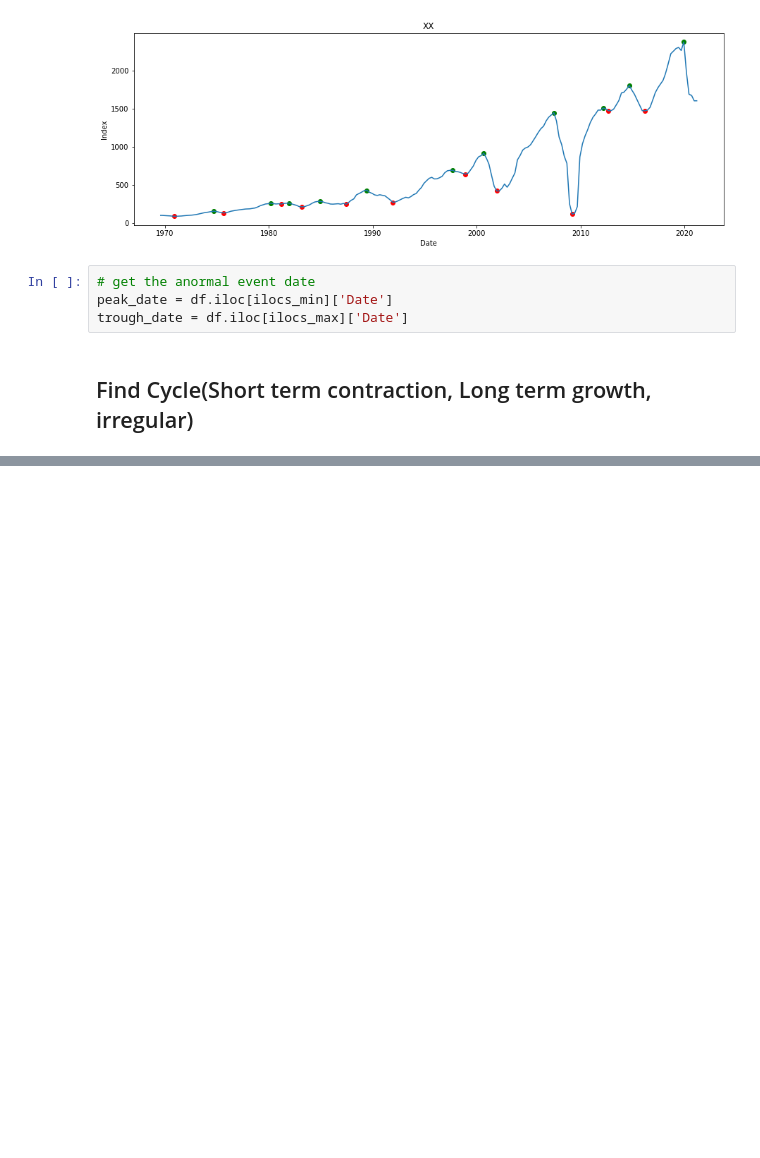
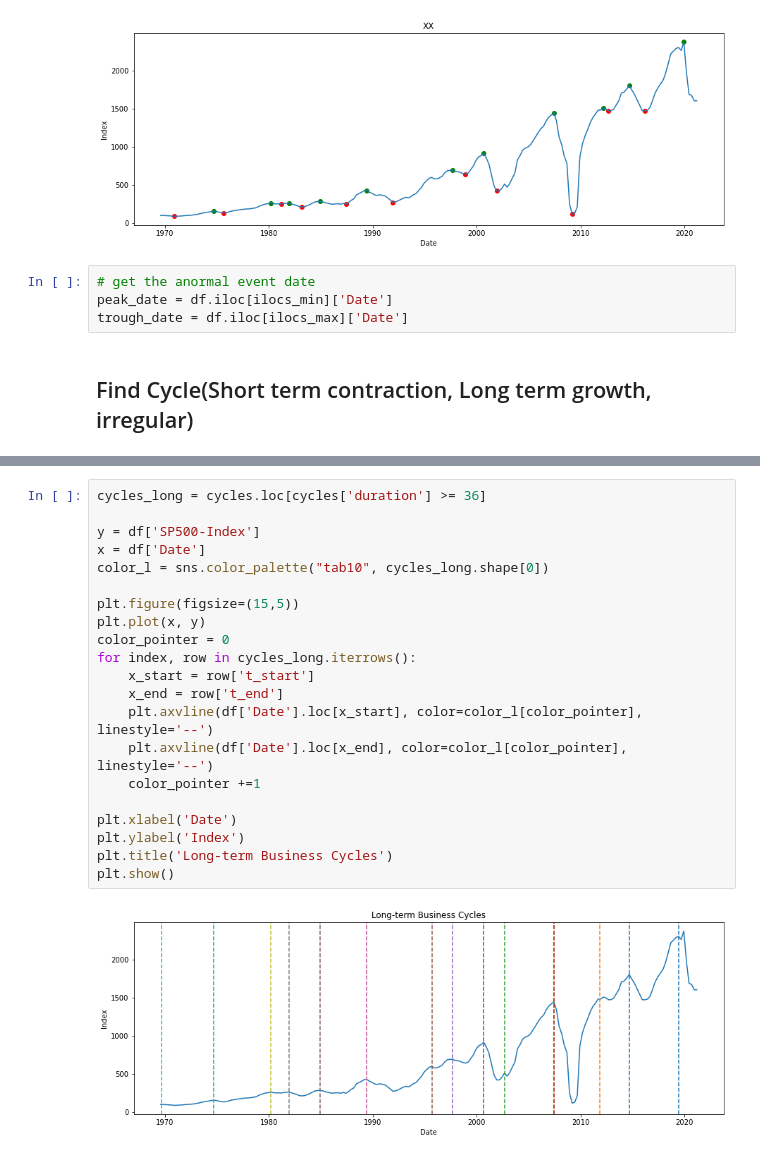
Before and after one commit to chenxd2/DSI-KPMG-Capstone, a Jupyter notebook: Target Variable Visualization.ipynb, the cells around one changed output, grey strips where cells are left out. Saved outputs shown, nothing was run; the diff lists cells and outputs as text; blank space fills up the shorter version.

```diff
--- a/Target Variable Visualization.ipynb
+++ b/Target Variable Visualization.ipynb
@@ -87,0 +102,23 @@ cycles.loc[cycles['doc'] >= 0.05]
+# %%
+cycles_long = cycles.loc[cycles['duration'] >= 36]
+
+y = df['SP500-Index']
+x = df['Date']
+color_l = sns.color_palette("tab10", cycles_long.shape[0])
+
+plt.figure(figsize=(15,5))
+plt.plot(x, y)
+color_pointer = 0
+for index, row in cycles_long.iterrows():
+    x_start = row['t_start']
+    x_end = row['t_end']
+    plt.axvline(df['Date'].loc[x_start], color=color_l[color_pointer], linestyle='--')
+    plt.axvline(df['Date'].loc[x_end], color=color_l[color_pointer], linestyle='--')
+    color_pointer +=1
+
+plt.xlabel('Date')
+plt.ylabel('Index')
+plt.title('Long-term Business Cycles')
+plt.show()
+# %% [output]
+[figure, added]
```
Also changed, not shown: parts of 12 cells of this notebook, 1 other file.
